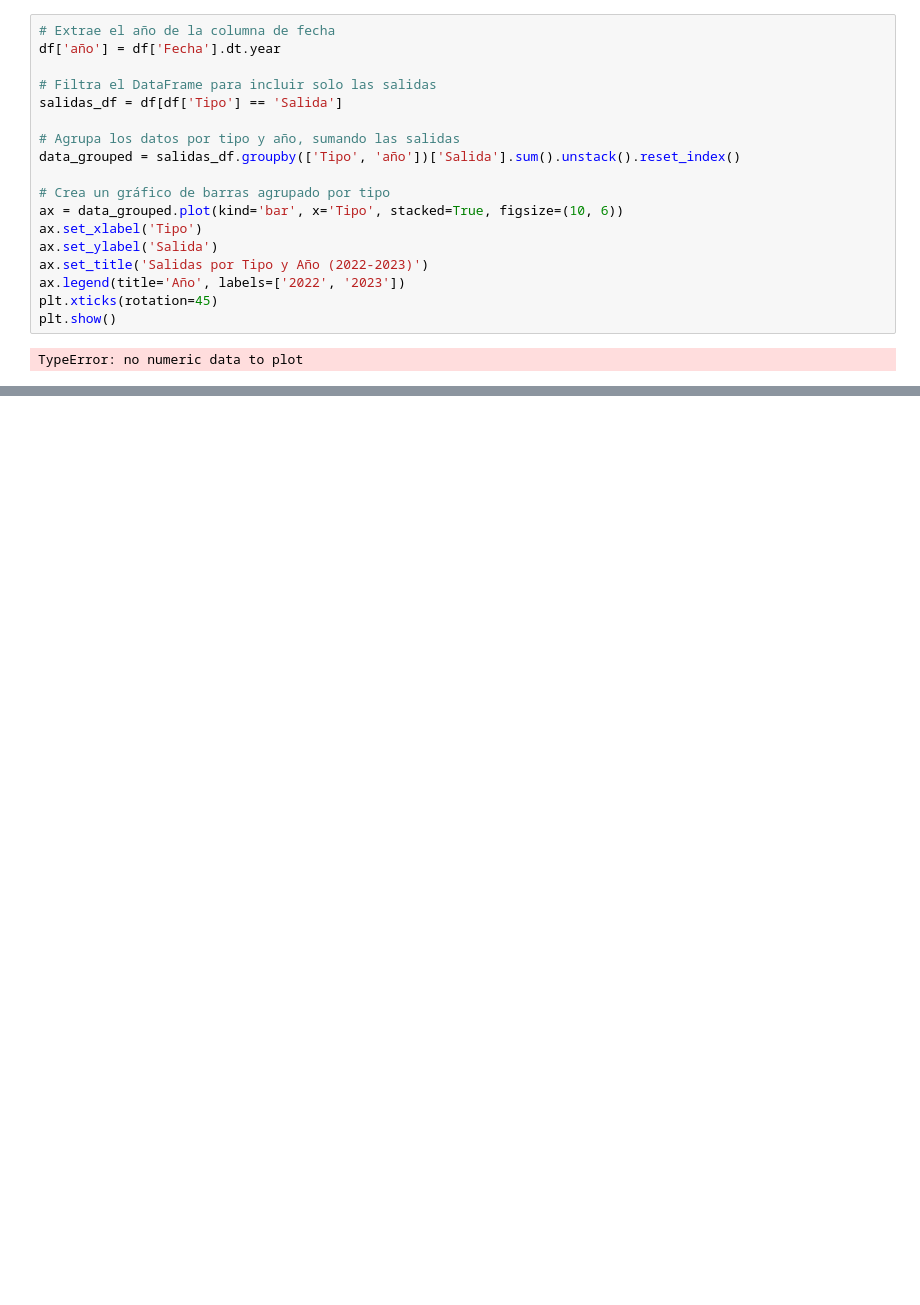
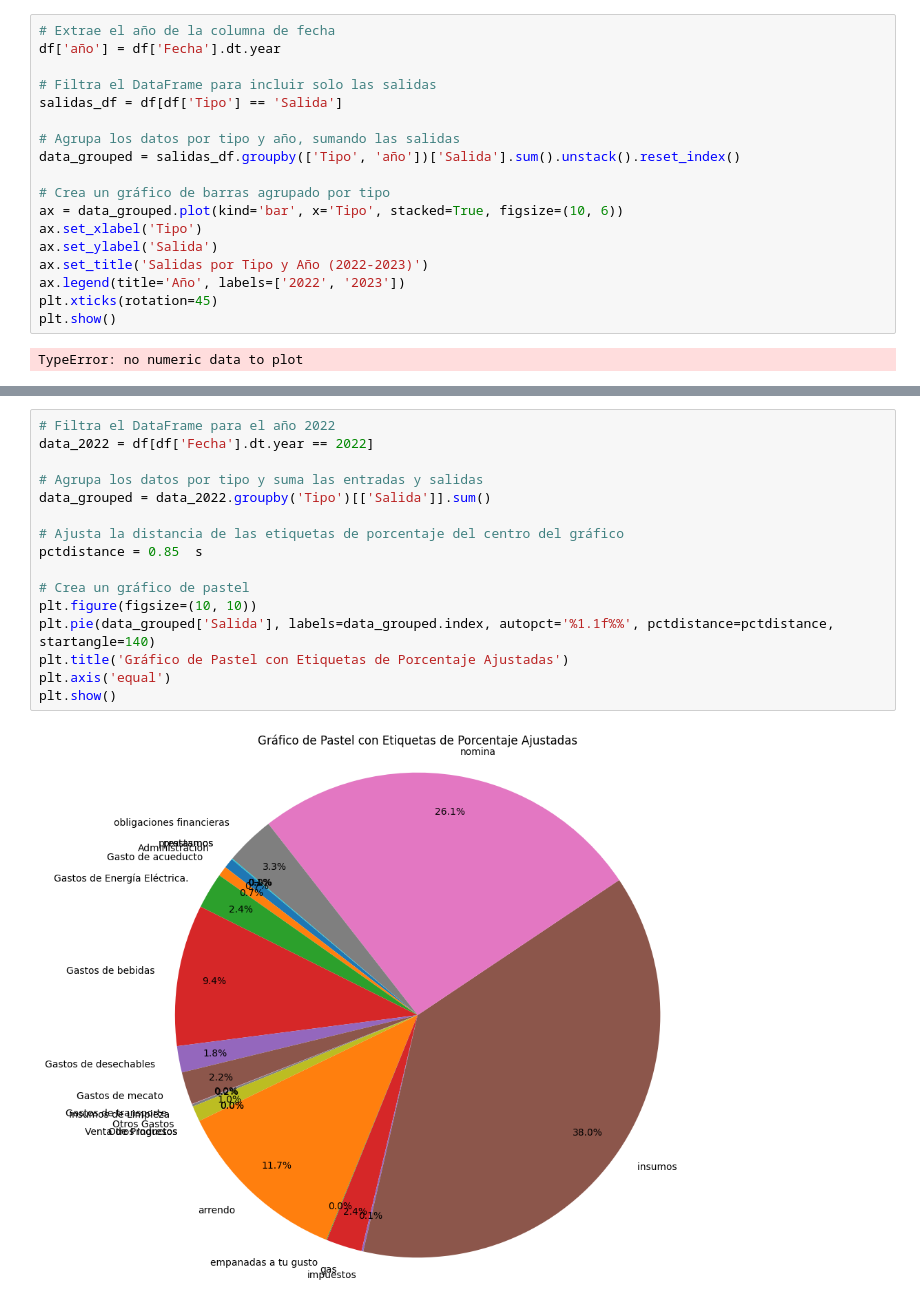
Before and after one commit to mateofrancop/EconoCity-Pereira, a Jupyter notebook: Rinconcito_del_sabor/analysis.ipynb, the cells around one changed output, grey strips where cells are left out. Drawn from its saved outputs; the diff is of its cells as text; blank space fills up the shorter version.

```diff
--- a/Rinconcito_del_sabor/analysis.ipynb
+++ b/Rinconcito_del_sabor/analysis.ipynb
@@ -81,0 +98,18 @@ TypeError: no numeric data to plot
+# %%
+# Filtra el DataFrame para el año 2022
+data_2022 = df[df['Fecha'].dt.year == 2022]
+
+# Agrupa los datos por tipo y suma las entradas y salidas
+data_grouped = data_2022.groupby('Tipo')[['Salida']].sum()
+
+# Ajusta la distancia de las etiquetas de porcentaje del centro del gráfico
+pctdistance = 0.85  s
+
+# Crea un gráfico de pastel
+plt.figure(figsize=(10, 10))
+plt.pie(data_grouped['Salida'], labels=data_grouped.index, autopct='%1.1f%%', pctdistance=pctdistance, startangle=140)
+plt.title('Gráfico de Pastel con Etiquetas de Porcentaje Ajustadas')
+plt.axis('equal')
+plt.show()
+# %% [output]
+[figure, added]
```
Also changed, not shown: parts of 4 cells of this notebook.
